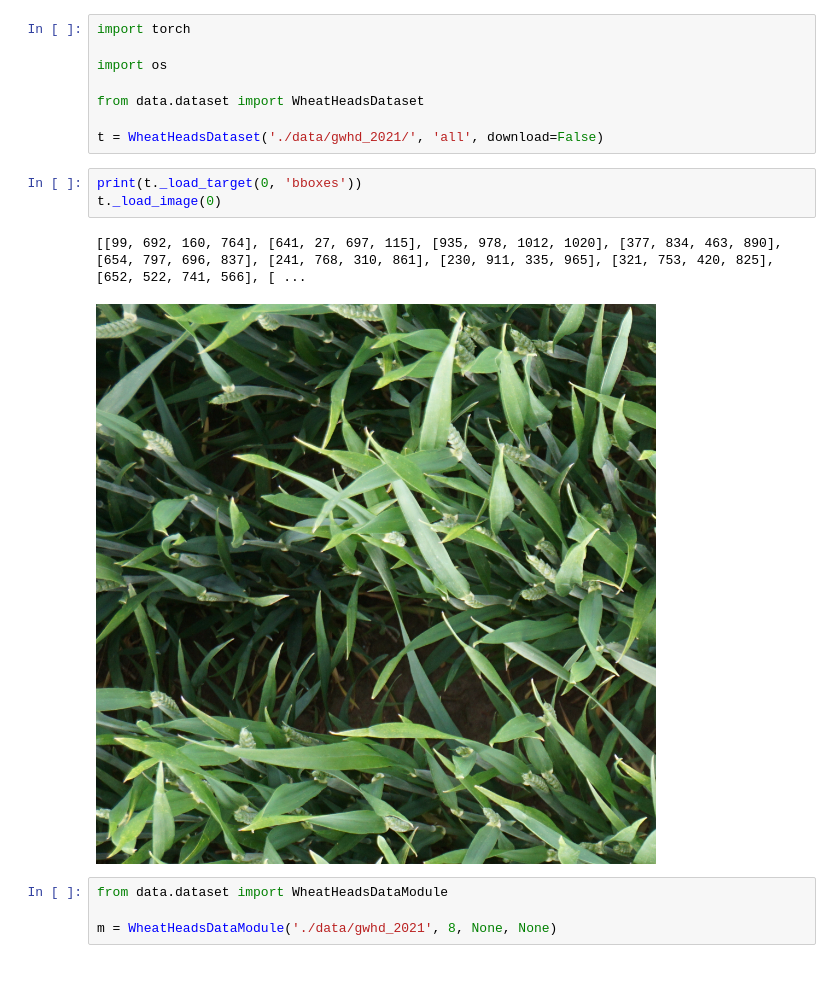
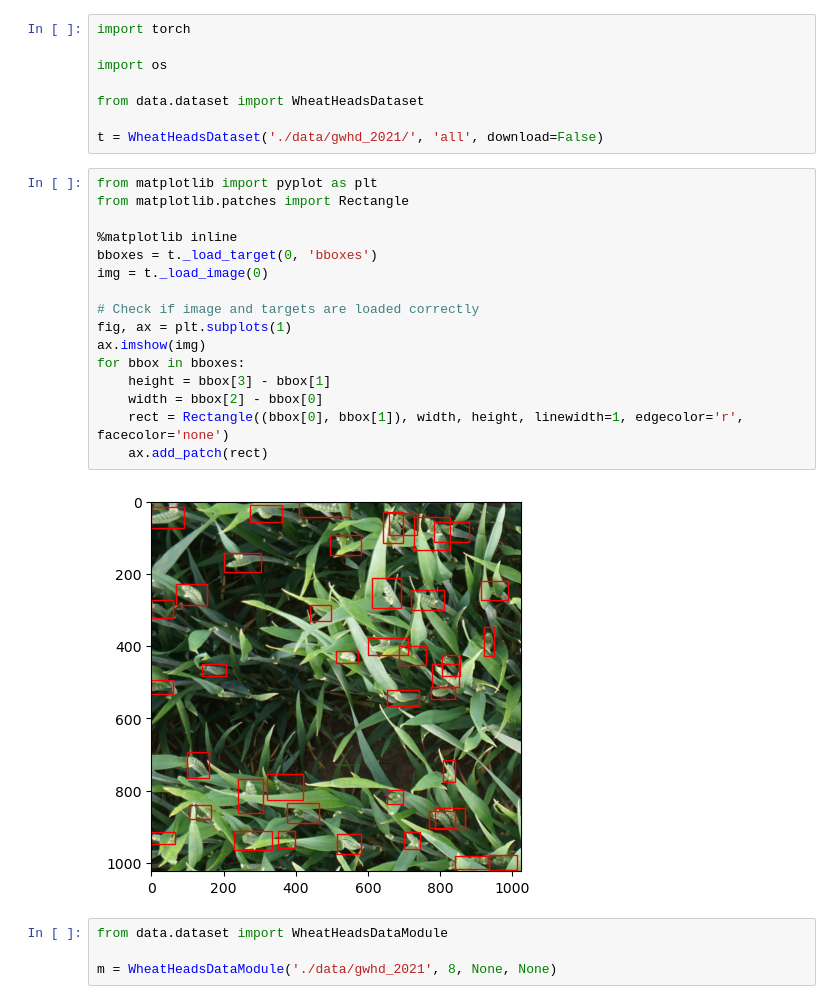
Before and after one commit to JakubSzukala/jszukala-masters-degree-proj, a Jupyter notebook: main.ipynb, the cells around one changed output. Saved outputs shown, nothing was run; the diff lists cells and outputs as text; blank space fills up the shorter version.

Commit message:
Display image with targets

```diff
--- a/main.ipynb
+++ b/main.ipynb
@@ -6,12 +6,24 @@ import os
 from data.dataset import WheatHeadsDataset
 
 t = WheatHeadsDataset('./data/gwhd_2021/', 'all', download=False)
-# %%
-print(t._load_target(0, 'bboxes'))
-t._load_image(0)
-# %% [output]
-[[99, 692, 160, 764], [641, 27, 697, 115], [935, 978, 1012, 1020], [377, 834, 463, 890], [654, 797, 696, 837], [241, 768, 310, 861], [230, 911, 335, 965], [321, 753, 420, 825], [652, 522, 741, 566], [ ...
-[figure, removed]
+# %%
+from matplotlib import pyplot as plt
+from matplotlib.patches import Rectangle
+
+%matplotlib inline
+bboxes = t._load_target(0, 'bboxes')
+img = t._load_image(0)
+
+# Check if image and targets are loaded correctly
+fig, ax = plt.subplots(1)
+ax.imshow(img)
+for bbox in bboxes:
+    height = bbox[3] - bbox[1]
+    width = bbox[2] - bbox[0]
+    rect = Rectangle((bbox[0], bbox[1]), width, height, linewidth=1, edgecolor='r', facecolor='none')
+    ax.add_patch(rect)
+# %% [output]
+[figure, added]
 # %%
 from data.dataset import WheatHeadsDataModule
 
```
Also changed, not shown: parts of 1 cell of this notebook.
